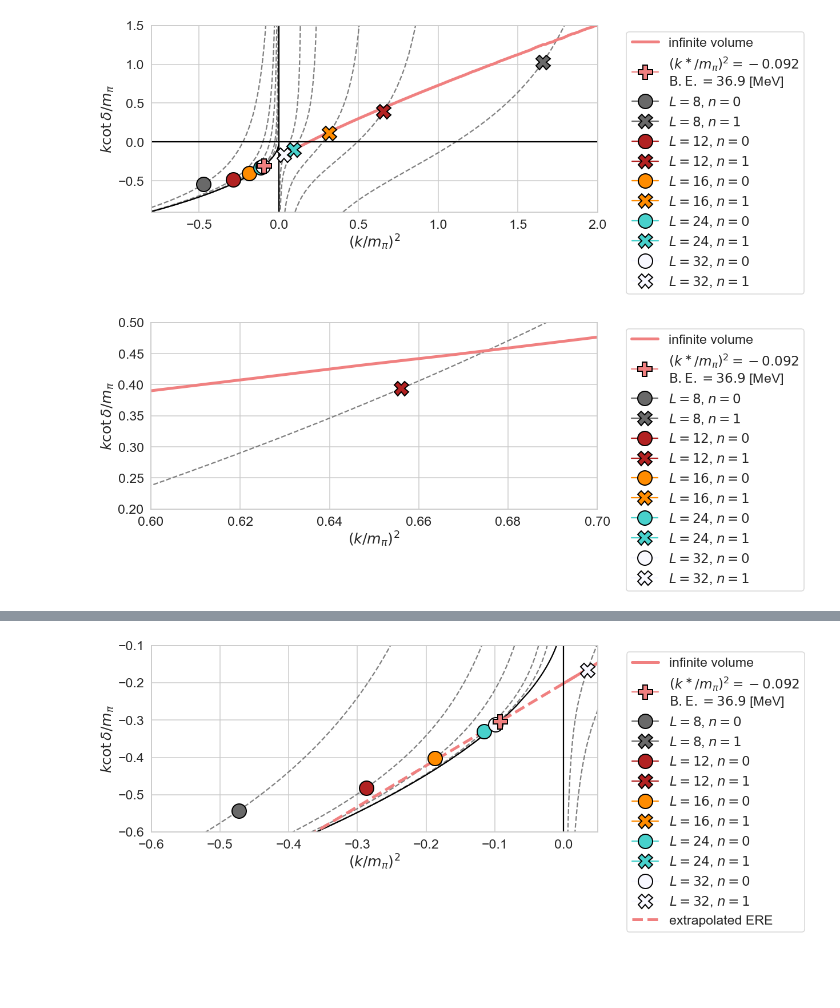
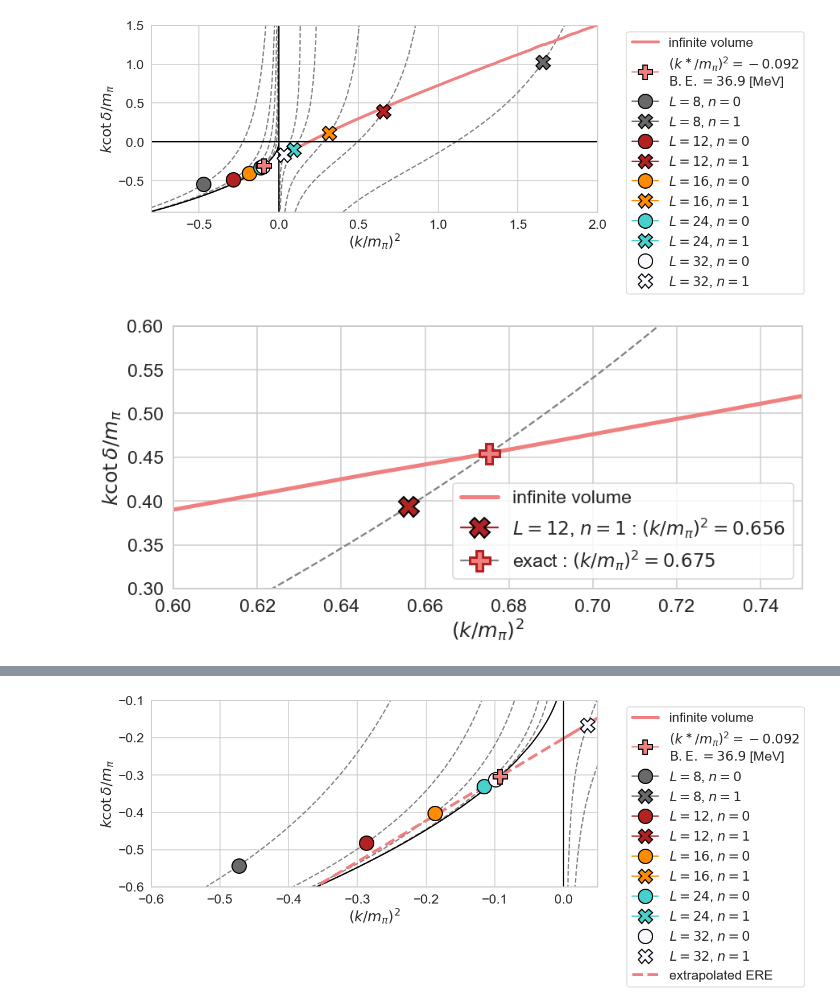
Before and after one commit to tkmiriya/weakly_bound_h, a Jupyter notebook: notebook/SU3_HAL_finite_volume_effect.ipynb, the cells around one changed output, grey strips where cells are left out. Cells and saved outputs as stored; diff of their text form; code cells hidden in the pictures; blank space fills up the shorter version.

Commit message:
update finite volume systematic errors

```diff
--- a/notebook/SU3_HAL_finite_volume_effect.ipynb
+++ b/notebook/SU3_HAL_finite_volume_effect.ipynb
@@ -509,28 +514,43 @@ fig.savefig('../figs/hal_pot_finite_volume/su3_mpi837MeV_kcot_vs_k2_L_dep.png',
 # %% [output]
 [figure]
 # %%
-fig, ax = plt.subplots()
-ax.plot(k2mpi2s, kcotmpis, lw=5, color='lightcoral', label='infinite volume')
+def check_finite_volume_systematic_error(key, xlim, ylim):
+    fig, ax = plt.subplots()
+    ax.plot(k2mpi2s, kcotmpis, lw=5, color='lightcoral', label='infinite volume')
 
-ax.plot(seq.k2ast/m_pi**2, - np.sqrt(-seq.k2ast/m_pi**2), color='lightcoral', marker='P', ms=25, mec='black', mew=2,
-       label=rf'$(k^\ast/m_\pi)^2 = {seq.k2ast/m_pi**2:.3f}$' + '\n' + rf'$\mathrm{{B.E.}} = {seq.BE*a_inv:.1f}$ [MeV]', zorder=5)
+    xs = k2mpi2s
+    ys = kcotmpis
+    mask = (xlim[0] < xs) & (xs < xlim[1])
 
-k2ls = np.concatenate([np.linspace(-1, -0.05), np.linspace(-0.05,-1e-3)])
-ax.plot(k2ls, - np.sqrt(-k2ls), ls='-', color='black')
+    l1 = InterpolatedUnivariateSpline(xs[mask], ys[mask])
 
-for key in ld_dic.keys():
     ld = ld_dic.get(key)
     c = color_list.get(key[0])
     sym = {0: 'o', 1: 'X'}[key[1]]
+
     ax.plot(ld.k2mpi2, ld.kcot_mpi, color=c, marker=sym, mec='black', mew=2,
-            ms=25, label=f'$L = {key[0]}$, $n = {key[1]}$', zorder=3)
+            ms=25, label=fr'$L = {key[0]}$, $n = {key[1]}$ : $(k/m_\pi)^2 = {ld.k2mpi2:.3f}$', zorder=3)
     ax.plot(ld.k2mpi2_ref, ld.kcot_mpi_ref, ls='--', color='grey', zorder=1)
 
+    xs = ld.k2mpi2_ref
+    ys = ld.kcot_mpi_ref
+    mask = (xlim[0] < xs) & (xs < xlim[1])
 
-ax.axhline(0, color='black')
-ax.axvline(0, color='black')
-ax.legend(loc='upper left', bbox_to_anchor=(1.05,1))
-ax.set(ylim=(0.2, 0.5), xlim=(0.6, 0.7) , xlabel=r'$(k/m_\pi)^2$', ylabel=r'$k\cot\delta/m_\pi$');
-fig.savefig('../figs/hal_pot_finite_volume/su3_mpi837MeV_kcot_vs_k2_L_dep_L12_level_1.png', bbox_inches='tight')
+    l2 = InterpolatedUnivariateSpline(xs[mask], ys[mask])
+
+    sol = scipy.optimize.newton(lambda x: l1(x)-l2(x), ld.k2mpi2)
+
+    ax.plot(sol, l1(sol), marker='P', mec=c, mew=3, mfc='lightcoral', ms=25, color='grey', label=fr'exact : $(k/m_\pi)^2 = {sol:.3f}$')
+
+    ax.axhline(0, color='black')
+    ax.axvline(0, color='black')
+    ax.legend()
+    ax.set(ylim=ylim, xlim=xlim , xlabel=r'$(k/m_\pi)^2$', ylabel=r'$k\cot\delta/m_\pi$');
+    fig.savefig(f'../figs/hal_pot_finite_volume/su3_mpi837MeV_kcot_vs_k2_L_dep_L{key[0]}_level_{key[1]}.png', bbox_inches='tight')
+
+xlim = (0.6, 0.75)
+ylim = (0.3, 0.6)
+key = (12, 1)
+check_finite_volume_systematic_error(key, xlim, ylim)
 # %% [output]
-[figure, old version]
+[figure, new version]
```
Also changed, not shown: parts of 7 cells of this notebook, 7 other files.
